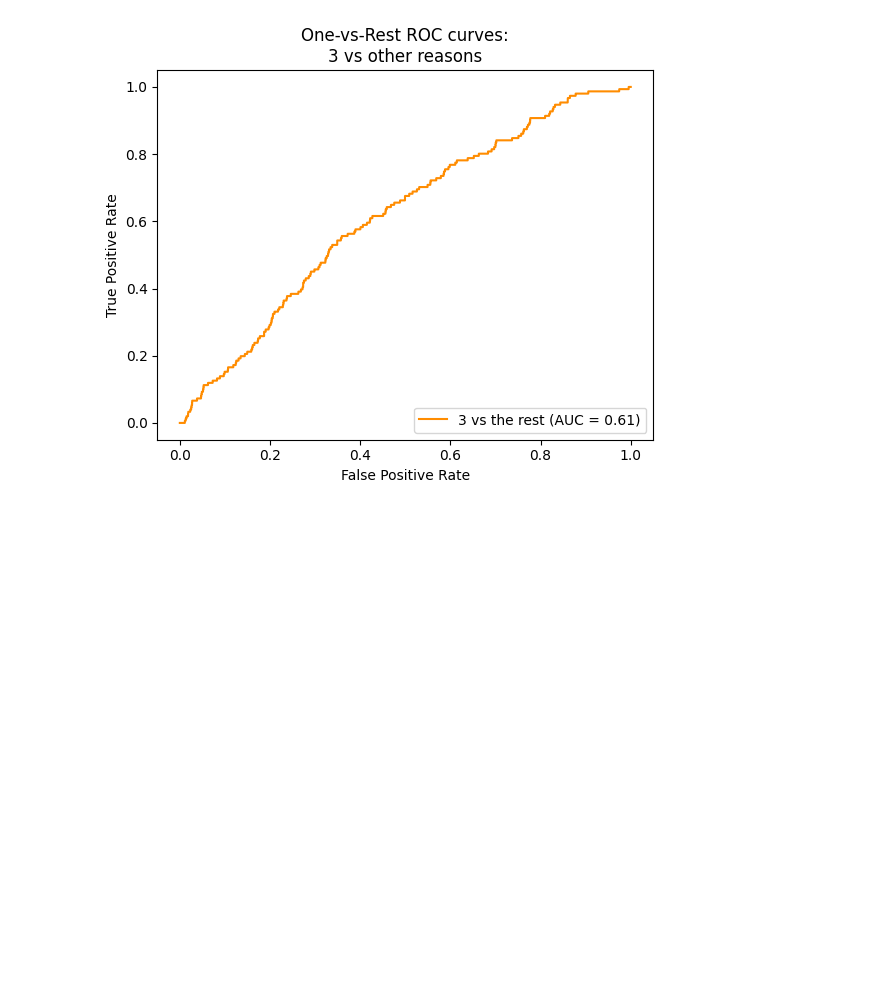
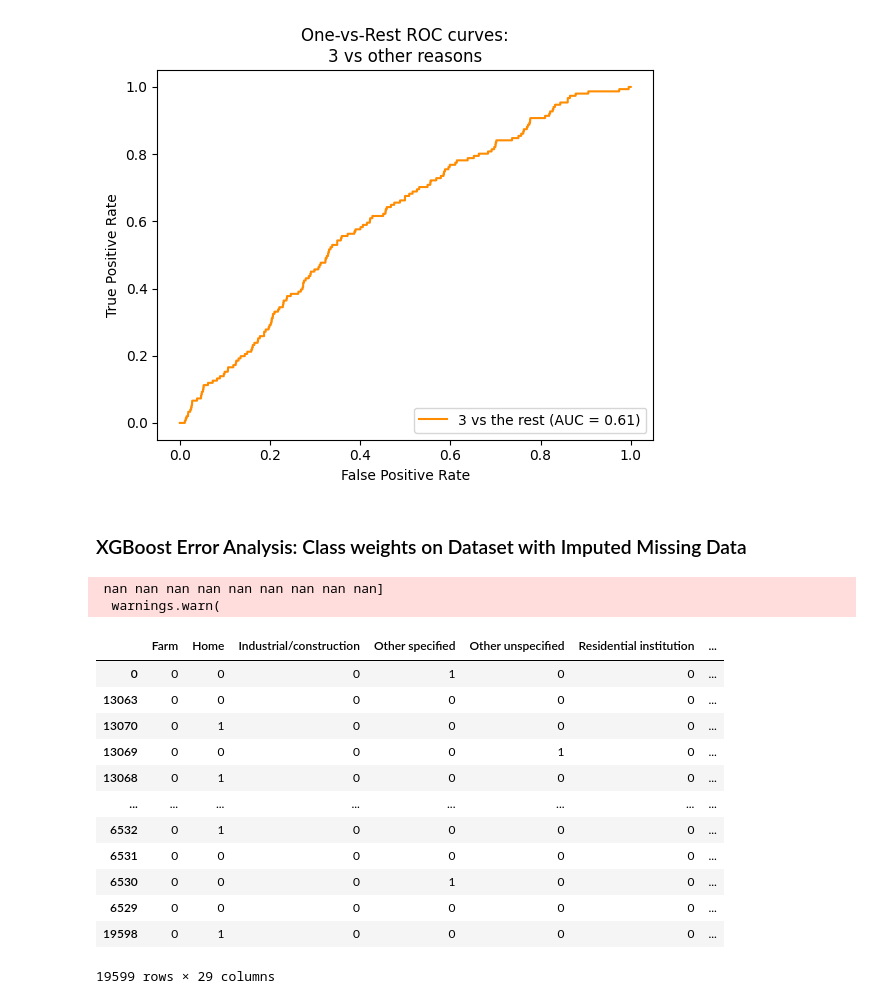
Before and after one commit to ahuang28/cs3244_final_project, a Jupyter notebook: code.ipynb, the cells around one changed output. Drawn from its saved outputs; the diff is of its cells as text; code cells hidden in the pictures; blank space fills up the shorter version.

```diff
--- a/code.ipynb
+++ b/code.ipynb
@@ -802,7 +803,6 @@ def train_evaluate_xgboost(X_train, y_train, X_test, y_test, penalise):
         CV_xgbc.fit(X_train, y_train, sample_weight = classes_weights)
 
     else:
-    #CV_xgbc = GridSearchCV(xgbc, param_grid_xgb, cv= 3, scoring='f1', n_jobs=-1)
         CV_xgbc.fit(X_train, y_train)
     best_param = CV_xgbc.best_params_
     y_pred = CV_xgbc.predict(X_test)
@@ -821,8 +821,8 @@ def train_evaluate_xgboost(X_train, y_train, X_test, y_test, penalise):
             y_onehot_test[:, class_id],
             y_score[:, class_id],
             name=f"{reason} vs the rest",
-            color="darkorange",
-            plot_chance_level=True)
+            color="darkorange")
+            #plot_chance_level=True)
 
         _ = display.ax_.set(
             xlabel="False Positive Rate",
@@ -831,7 +831,7 @@ def train_evaluate_xgboost(X_train, y_train, X_test, y_test, penalise):
             )
 
 
-    return best_param, accuracy, report
+    return CV_xgbc, best_param, accuracy, report
 # %% [markdown]
 ### XGBoost classifier on resampled data (removed)
 # %%
@@ -852,7 +852,7 @@ print("Best Parameters:", xgb_best_param_impute)
 ### XGBoost with class weights on original imputed data
 # %%
 print("Evaluating XGBoost on class weights on original imputed data:")
-xgb_best_param_imb, xgb_accuracy_imb, xgb_report_imb = train_evaluate_xgboost(x_train_imb, y_train_imb_num, x_test_rem, y_test_rem_num, True)
+xgb_model_imb, xgb_best_param_imb, xgb_accuracy_imb, xgb_report_imb = train_evaluate_xgboost(x_train_imb, y_train_imb_num, x_test_rem, y_test_rem_num, True)
 print(f"Accuracy: {xgb_accuracy_imb}")
 print("Classification Report:\n", xgb_report_imb)
 print("Best Parameters:", xgb_best_param_imb)
@@ -880,3 +880,57 @@ Best Parameters: {'learning_rate': 0.1, 'max_depth': 15, 'subsample': 0.5}
 [figure]
 [figure]
 [figure]
+# %% [markdown]
+### XGBoost Error Analysis: Class weights on Dataset with Imputed Missing Data
+# %%
+xgb_model_imb.fit(x_train_imb, y_train_imb_num)
+xgb_y_pred = xgb_model_imb.predict(x_test_rem)
+xgb_y_score = xgb_model_imb.predict_proba(x_test_rem)
+
+xgb_label_binarizer = LabelBinarizer().fit(y_train_imb)
+xgb_y_onehot_test = xgb_label_binarizer.transform(y_test_rem_num)
+epsilon = 1e-10
+
+# Calculate cross-entropy loss (log-loss) for each instance
+xgb_log_losses = -np.sum(xgb_y_onehot_test * np.log(xgb_y_score + epsilon), axis=1)
+
+xgb_reason_classes = xgb_label_binarizer.classes_
+xgb_log_loss_df = df_test_final_rem.copy()
+xgb_log_loss_df ['log_loss']  = xgb_log_losses
+xgb_log_loss_df ['reason_pred'] = xgb_y_pred
+xgb_y_score_df = pd.DataFrame(xgb_y_score, columns=xgb_reason_classes)
+xgb_log_loss_df  = pd.concat([xgb_log_loss_df .reset_index(drop=True), xgb_y_score_df], axis=1)
+
+xgb_importances = xgb_model_imb.best_estimator_.feature_importances_
+
+xgb_importance_df = pd.DataFrame({
+    'Feature': x_test_rem.columns,
+    'Importance': xgb_importances
+})
+
+xgb_importance_df = xgb_importance_df.sort_values(by='Importance', ascending=False)
+
+xgb_result = permutation_importance(xgb_model_imb, x_test_rem, y_test_rem_num, n_repeats=10, scoring='f1_weighted')
+
+xgb_permutation_importance_df = pd.DataFrame({'Feature': x_test_rem.columns, 'Importance': xgb_result.importances_mean})
+xgb_permutation_importance_df = xgb_permutation_importance_df.sort_values(by='Importance', ascending=False)
+# %% [output]
+ nan nan nan nan nan nan nan nan nan]
+  warnings.warn(
+# %%
+#Log loss in descending order
+xgb_log_loss_df.sort_values(by='log_loss', ascending=False)
+# %% [output]
+|  | Farm | Home | Industrial/construction | Other specified | Other unspecified | Residential institution | ... |
+| 0 | 0 | 0 | 0 | 1 | 0 | 0 | ... |
+| 13063 | 0 | 0 | 0 | 0 | 0 | 0 | ... |
+| 13070 | 0 | 1 | 0 | 0 | 0 | 0 | ... |
+| 13069 | 0 | 0 | 0 | 0 | 1 | 0 | ... |
+| 13068 | 0 | 1 | 0 | 0 | 0 | 0 | ... |
+| ... | ... | ... | ... | ... | ... | ... | ... |
+| 6532 | 0 | 1 | 0 | 0 | 0 | 0 | ... |
+| 6531 | 0 | 0 | 0 | 0 | 0 | 0 | ... |
+| 6530 | 0 | 0 | 0 | 1 | 0 | 0 | ... |
+| 6529 | 0 | 0 | 0 | 0 | 0 | 0 | ... |
+| 19598 | 0 | 1 | 0 | 0 | 0 | 0 | ... |
+19599 rows × 29 columns
```
Also changed, not shown: parts of 5 cells of this notebook.
